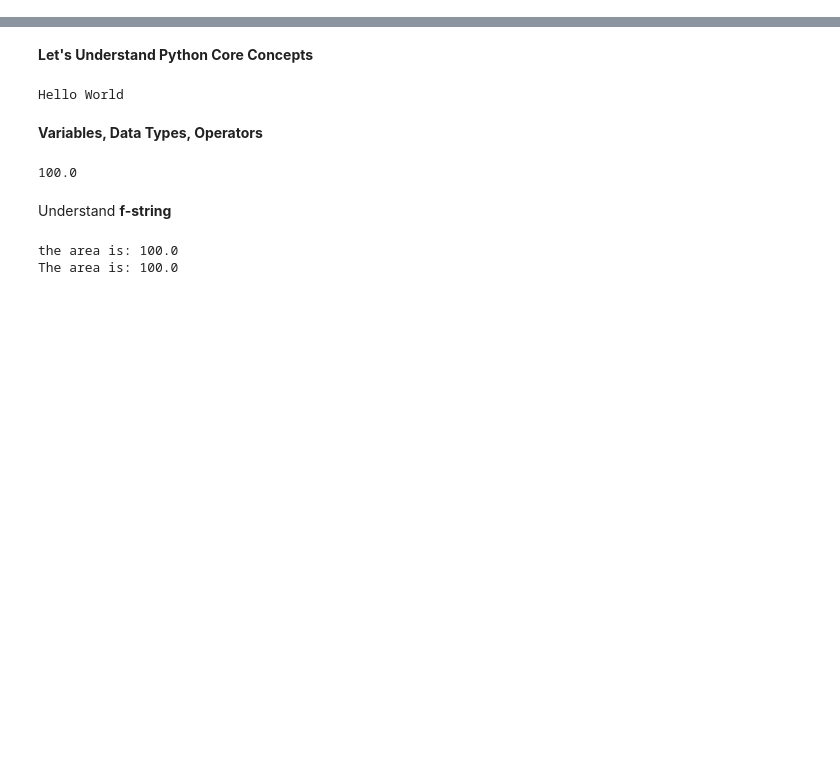
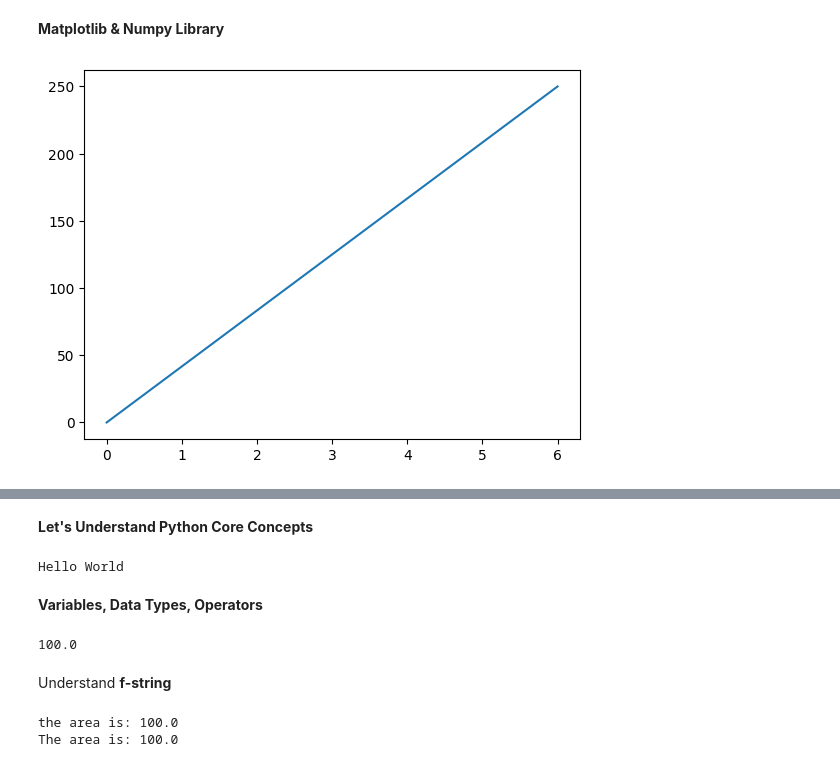
Before and after one commit to programmer-Nilkamal/AI_ML_TRANING, a Jupyter notebook: project 1/Day_1.ipynb, the cells around one changed output, grey strips where cells are left out. Saved outputs shown, nothing was run; the diff lists cells and outputs as text; code cells hidden in the pictures; blank space fills up the shorter version.

```diff
--- a/project 1/Day_1.ipynb
+++ b/project 1/Day_1.ipynb
@@ -0,0 +164,13 @@
+# %% [markdown]
+**Matplotlib & Numpy Library**
+# %%
+import matplotlib.pyplot as plt
+import numpy as np
+
+xpoints = np.array([0, 6])
+ypoints = np.array([0, 250])
+
+plt.plot(xpoints, ypoints)
+plt.show()
+# %% [output]
+[figure, added]
```
Also changed, not shown: parts of 25 cells of this notebook.
